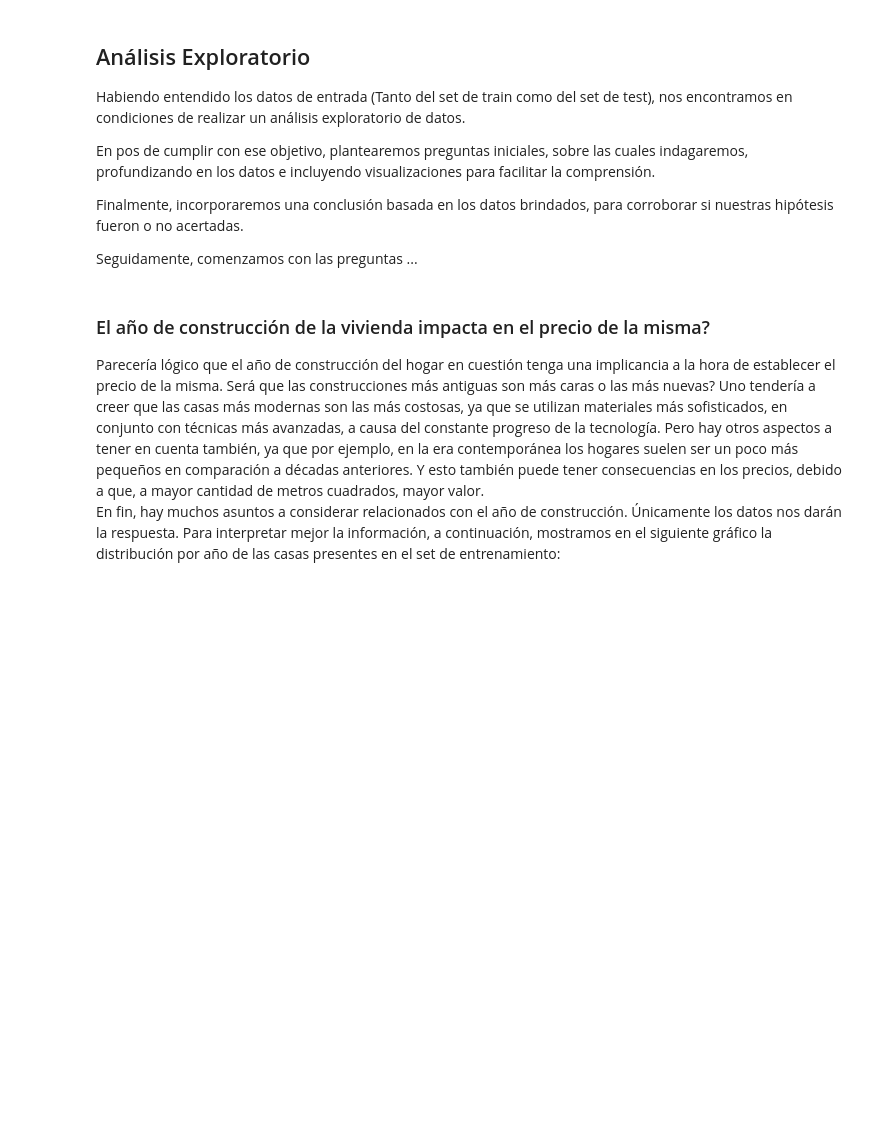
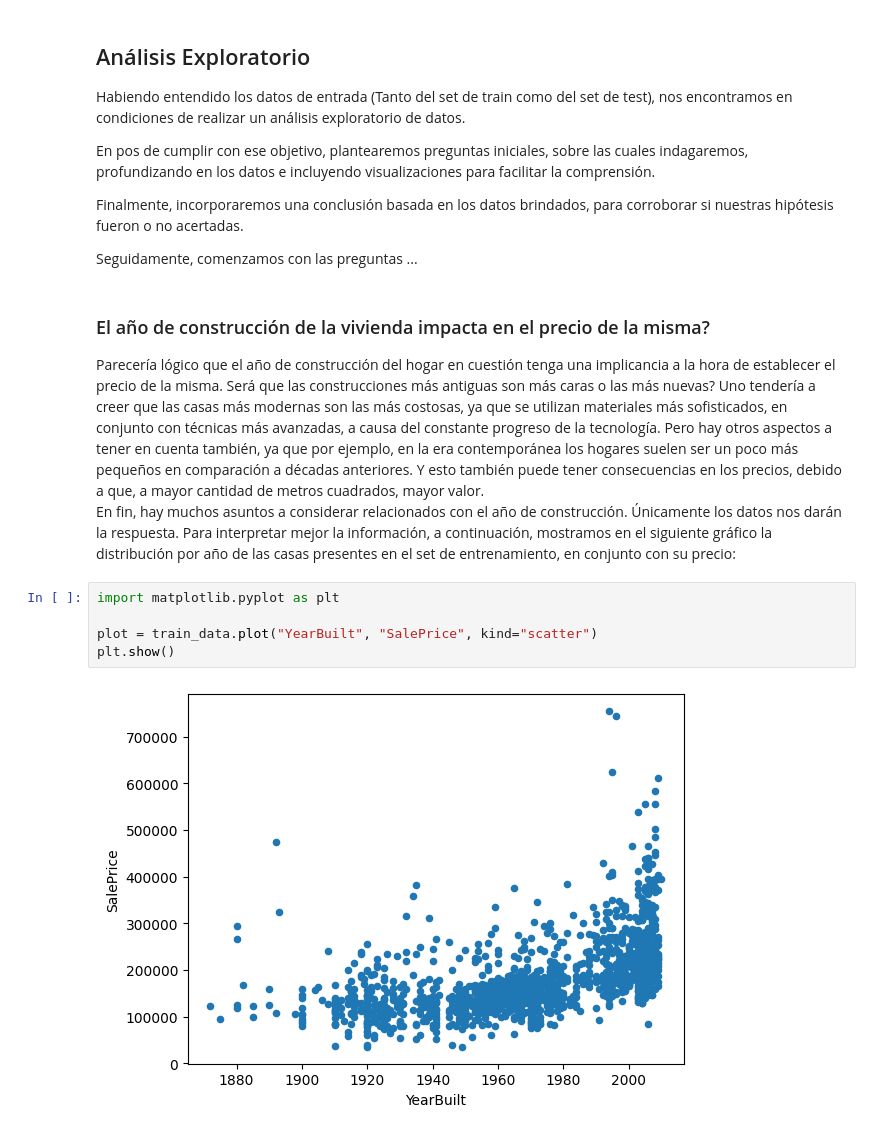
Before and after one commit to fedepenic/Tecnologias-Emergentes-Machine-Learning, a Jupyter notebook: TrabajoPracticoTecnologiasEmergentes.ipynb, the cells around one changed output. Saved outputs shown, nothing was run; the diff lists cells and outputs as text; blank space fills up the shorter version.

Commit message:
Added distribution graph of houses taking into account the building year.

```diff
--- a/TrabajoPracticoTecnologiasEmergentes.ipynb
+++ b/TrabajoPracticoTecnologiasEmergentes.ipynb
@@ -130,4 +130,11 @@ Parecería lógico que el año de construcción del hogar en cuestión tenga una
 Uno tendería a creer que las casas más modernas son las más costosas, ya que se utilizan materiales más sofisticados, en conjunto con técnicas más avanzadas, a causa del constante progreso de la tecnología.
 Pero hay otros aspectos a tener en cuenta también, ya que por ejemplo, en la era contemporánea los hogares suelen ser un poco más pequeños en comparación a décadas anteriores. Y esto también puede tener consecuencias en los precios, debido a que, a mayor cantidad de metros cuadrados, mayor valor.
 <br> </br>
-En fin, hay muchos asuntos a considerar relacionados con el año de construcción. Únicamente los datos nos darán la respuesta. Para interpretar mejor la información, a continuación, mostramos en el siguiente gráfico la distribución por año de las casas presentes en el set de entrenamiento:
+En fin, hay muchos asuntos a considerar relacionados con el año de construcción. Únicamente los datos nos darán la respuesta. Para interpretar mejor la información, a continuación, mostramos en el siguiente gráfico la distribución por año de las casas presentes en el set de entrenamiento, en conjunto con su precio:
+# %%
+import matplotlib.pyplot as plt
+
+plot = train_data.plot("YearBuilt", "SalePrice", kind="scatter")
+plt.show()
+# %% [output]
+[figure, added]
```
